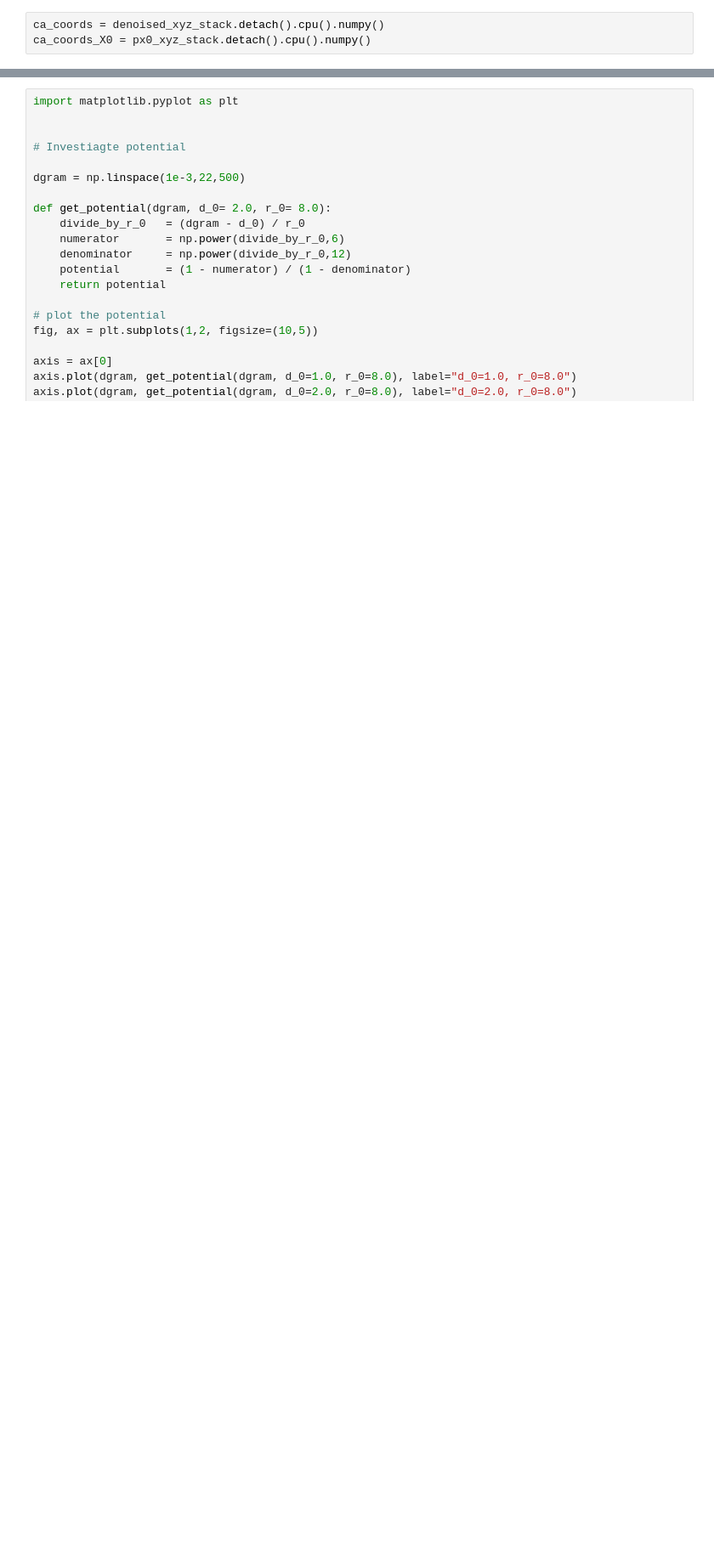
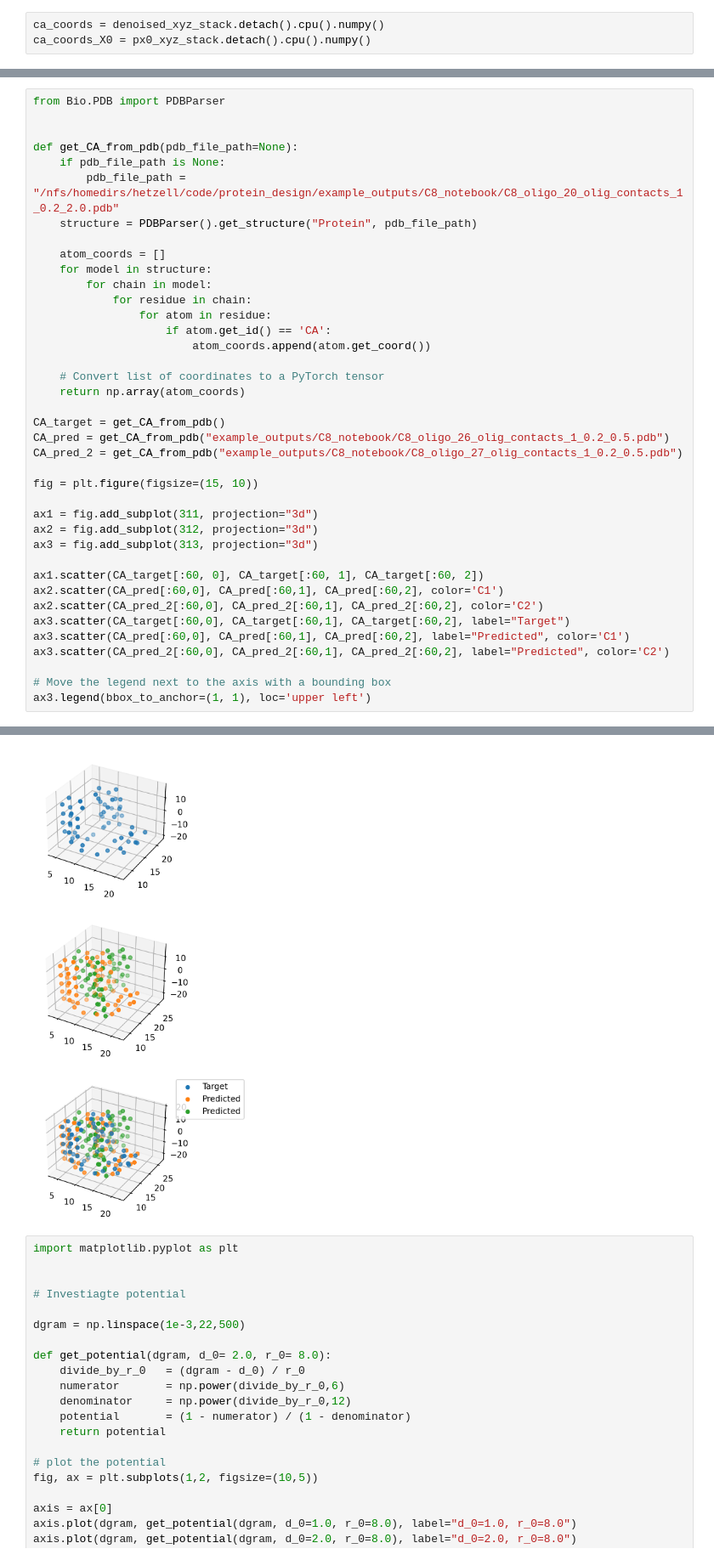
Before and after one commit to theis-lab-protein-design/protein_design, a Jupyter notebook: rfdiffusion.ipynb, the cells around one changed output, grey strips where cells are left out. Shown at 85% size. Drawn from its saved outputs; the diff is of its cells as text; blank space fills up the shorter version.

Commit message:
Add diverse notebooks for exploration

```diff
--- a/rfdiffusion.ipynb
+++ b/rfdiffusion.ipynb
@@ -332,0 +345,40 @@ plt.show()
+# %%
+from Bio.PDB import PDBParser
+
+
+def get_CA_from_pdb(pdb_file_path=None):
+    if pdb_file_path is None:
+        pdb_file_path = "/nfs/homedirs/hetzell/code/protein_design/example_outputs/C8_notebook/C8_oligo_20_olig_contacts_1_0.2_2.0.pdb"
+    structure = PDBParser().get_structure("Protein", pdb_file_path)
+
+    atom_coords = []
+    for model in structure:
+        for chain in model:
+            for residue in chain:
+                for atom in residue:
+                    if atom.get_id() == 'CA':
+                        atom_coords.append(atom.get_coord())
+
+    # Convert list of coordinates to a PyTorch tensor
+    return np.array(atom_coords)
+
+CA_target = get_CA_from_pdb()
+CA_pred = get_CA_from_pdb("example_outputs/C8_notebook/C8_oligo_26_olig_contacts_1_0.2_0.5.pdb")
+CA_pred_2 = get_CA_from_pdb("example_outputs/C8_notebook/C8_oligo_27_olig_contacts_1_0.2_0.5.pdb")
+
+fig = plt.figure(figsize=(15, 10))
+
+ax1 = fig.add_subplot(311, projection="3d")
+ax2 = fig.add_subplot(312, projection="3d")
+ax3 = fig.add_subplot(313, projection="3d")
+
+ax1.scatter(CA_target[:60, 0], CA_target[:60, 1], CA_target[:60, 2])
+ax2.scatter(CA_pred[:60,0], CA_pred[:60,1], CA_pred[:60,2], color='C1')
+ax2.scatter(CA_pred_2[:60,0], CA_pred_2[:60,1], CA_pred_2[:60,2], color='C2')
+ax3.scatter(CA_target[:60,0], CA_target[:60,1], CA_target[:60,2], label="Target")
+ax3.scatter(CA_pred[:60,0], CA_pred[:60,1], CA_pred[:60,2], label="Predicted", color='C1')
+ax3.scatter(CA_pred_2[:60,0], CA_pred_2[:60,1], CA_pred_2[:60,2], label="Predicted", color='C2')
+
+# Move the legend next to the axis with a bounding box
+ax3.legend(bbox_to_anchor=(1, 1), loc='upper left')
+# %% [output]
@@ -333,3 +386,4 @@ plt.show()
+[figure, added]
 # %%
 import matplotlib.pyplot as plt
 
```
Also changed, not shown: parts of 9 cells of this notebook, 4 other files.
